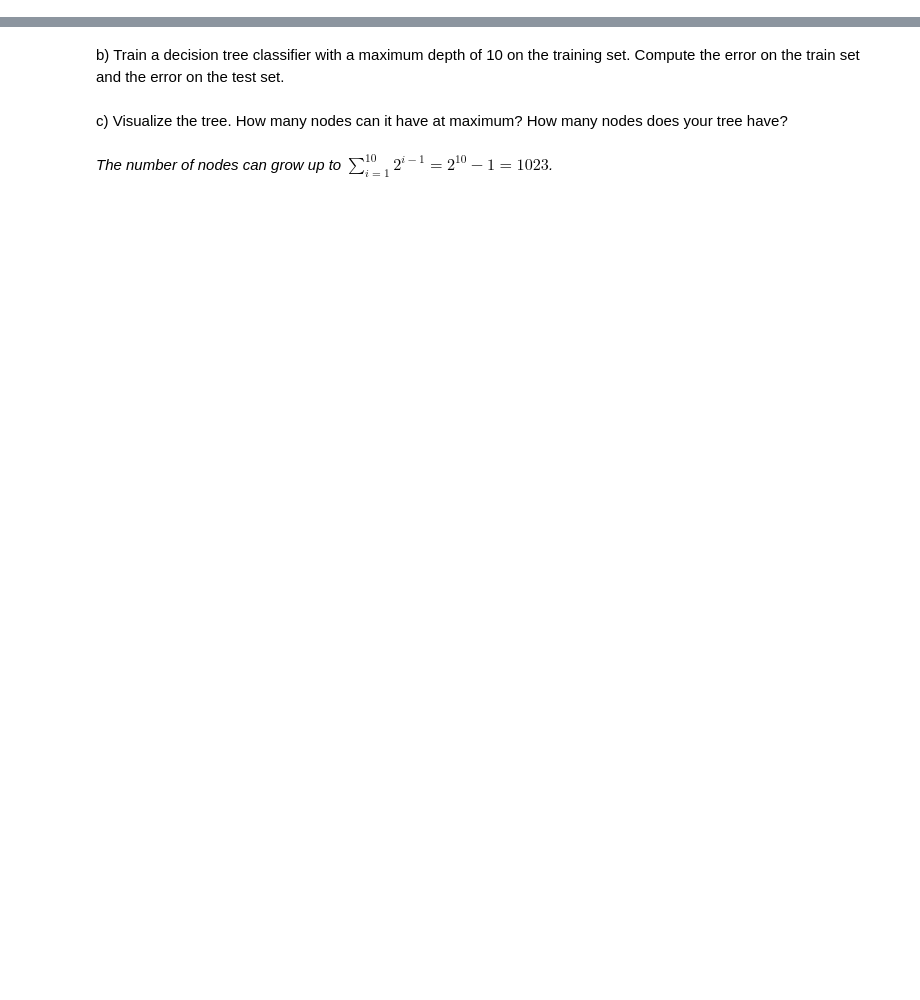
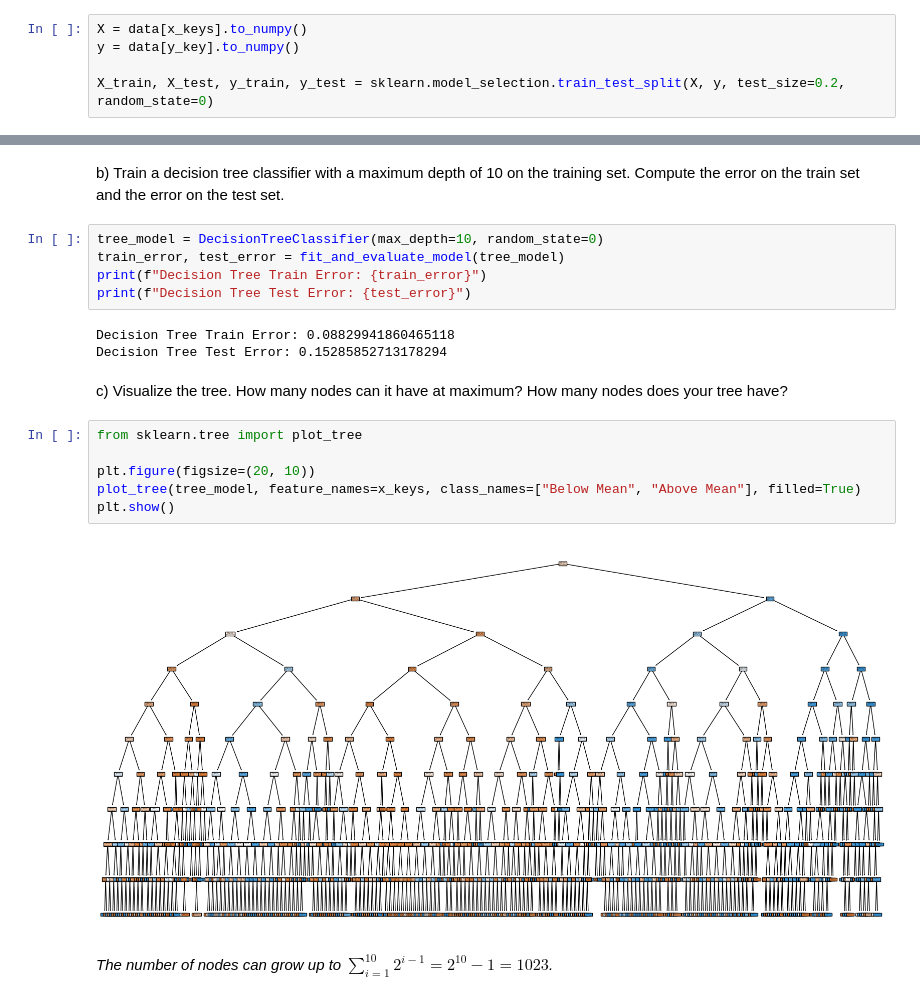
Before and after one commit to makarwu/ba_ml, a Jupyter notebook: week9/T08 - Ensembles and Clustering-20241209/T08-E3-template.ipynb, the cells around one changed output, grey strips where cells are left out. Cells and saved outputs as stored; diff of their text form; blank space fills up the shorter version.

```diff
--- a/week9/T08 - Ensembles and Clustering-20241209/T08-E3-template.ipynb
+++ b/week9/T08 - Ensembles and Clustering-20241209/T08-E3-template.ipynb
@@ -18,6 +18,11 @@ data[y_key] = data[y_key] > data[y_key].mean()
 np.random.seed(0) # for reproducibility
 # %% [markdown]
 a) Split the data set into training (80%) and test set (20%).
+# %%
+X = data[x_keys].to_numpy()
+y = data[y_key].to_numpy()
+
+X_train, X_test, y_train, y_test = sklearn.model_selection.train_test_split(X, y, test_size=0.2, random_state=0)
 # %% [markdown]
 Implement the provided template function for fitting a model on the train set and evaluating it on the train and test sets.
 # %%
@@ -38,7 +48,23 @@ def fit_and_evaluate_model(model) -> Tuple[float, float]:
     return train_error, test_error
 # %% [markdown]
 b) Train a decision tree classifier with a maximum depth of 10 on the training set. Compute the error on the train set and the error on the test set.
+# %%
+tree_model = DecisionTreeClassifier(max_depth=10, random_state=0)
+train_error, test_error = fit_and_evaluate_model(tree_model)
+print(f"Decision Tree Train Error: {train_error}")
+print(f"Decision Tree Test Error: {test_error}")
+# %% [output]
+Decision Tree Train Error: 0.08829941860465118
+Decision Tree Test Error: 0.15285852713178294
 # %% [markdown]
 c) Visualize the tree. How many nodes can it have at maximum? How many nodes does your tree have?
+# %%
+from sklearn.tree import plot_tree
+
+plt.figure(figsize=(20, 10))
+plot_tree(tree_model, feature_names=x_keys, class_names=["Below Mean", "Above Mean"], filled=True)
+plt.show()
+# %% [output]
+[figure, added]
 # %% [markdown]
 *The number of nodes can grow up to $\sum_{i = 1}^{10} 2^{i-1} = 2^{10} - 1 = 1023$.*
```
Also changed, not shown: parts of 10 cells of this notebook, 1 other file.
